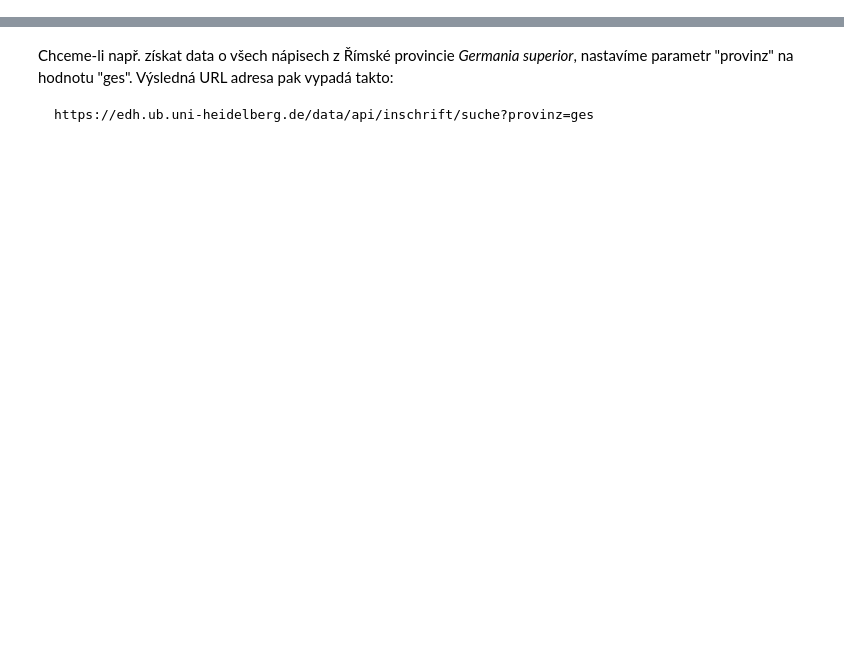
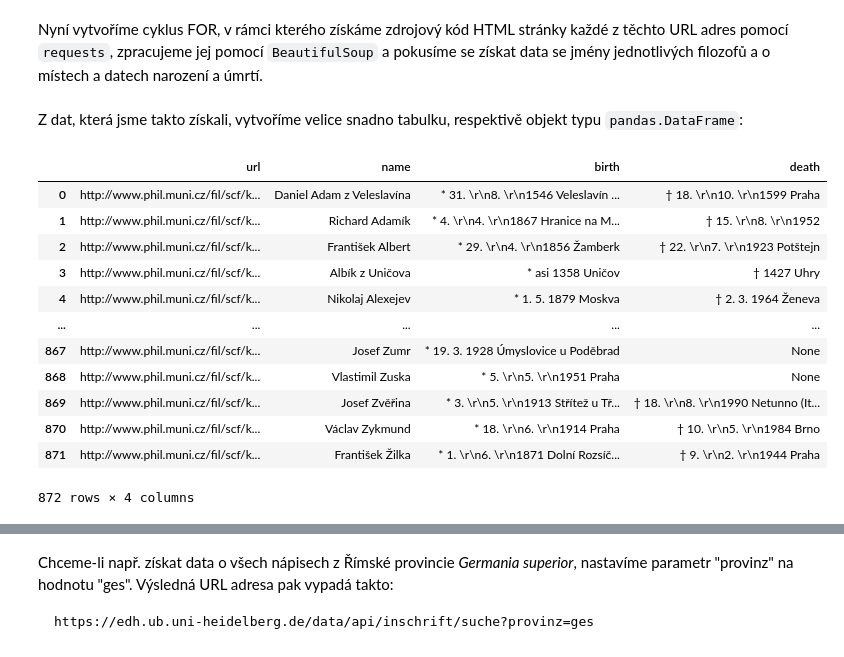
Before and after one commit to CCS-ZCU/pribehy-dat, a Jupyter notebook: scripts/4_ziskani-dat_api.ipynb, the cells around one changed output, grey strips where cells are left out. Drawn from its saved outputs; the diff is of its cells as text; code cells hidden in the pictures; blank space fills up the shorter version.

Commit message:
slovnik ceskych filozofu

```diff
--- a/scripts/4_ziskani-dat_api.ipynb
+++ b/scripts/4_ziskani-dat_api.ipynb
@@ -6,0 +124,4 @@ V této kapitole se podíváme na získání dat přes tzv. API, neboli "applica
+# %%
+url = "https://filozofie.phil.muni.cz/vyzkum/publikace/scf/abecedni-seznam"
+resp = requests.get(url)
+soup = BeautifulSoup(resp.text, "html.parser")
@@ -6,0 +130,7 @@ V této kapitole se podíváme na získání dat přes tzv. API, neboli "applica
+# %%
+filtered_hrefs = []
+
+for a_tag in soup.find_all('a'):
+    href = a_tag.get('href')    # Extract 'href' attribute value.
+    if href and href.startswith('http://www.phil.muni.cz/fil/scf/komplet/'):   # condition
+        filtered_hrefs.append(href)
@@ -6,0 +154,42 @@ V této kapitole se podíváme na získání dat přes tzv. API, neboli "applica
+# %% [markdown]
+Nyní vytvoříme cyklus FOR, v rámci kterého získáme zdrojový kód HTML stránky každé z těchto URL adres pomocí `requests`, zpracujeme jej pomocí `BeautifulSoup` a pokusíme se získat data se jmény jednotlivých filozofů a o místech a datech narození a úmrtí.
+# %%
+failed = []
+slovnik_data = []
+for url in filtered_hrefs[:]:
+    try:
+        resp = requests.get(url)
+        resp.encoding = 'windows-1250'
+        soup = BeautifulSoup(resp.text, "html.parser")
+        title = soup.title.string
+        birth = soup.body.find_all("p")[2].find_all("strong")[0].string
+        try:
+            death = soup.body.find_all("p")[2].find_all("strong")[1].string
+        except:
+            death = None
+        if "*" not in str(birth):
+            birth = None
+        if "†" not in str(death):
+            death = None
+        slovnik_data.append({"url" : url, "name" : title, "birth" : birth, "death" : death})
+    except:
+        failed.append(url)
+# %% [markdown]
+Z dat, která jsme takto získali, vytvoříme velice snadno tabulku, respektivě objekt typu `pandas.DataFrame`:
+# %%
+slovnik_df = pd.DataFrame(slovnik_data) # vytvoříme dataframe
+slovnik_df # dataframe si vypíšeme
+# %% [output]
+|  | url | name | birth | death |
+| 0 | http://www.phil.muni.cz/fil/scf/k... | Daniel Adam z Veleslavína | * 31. \r\n8. \r\n1546 Veleslavín ... | † 18. \r\n10. \r\n1599 Praha |
+| 1 | http://www.phil.muni.cz/fil/scf/k... | Richard Adamík | * 4. \r\n4. \r\n1867 Hranice na M... | † 15. \r\n8. \r\n1952 |
+| 2 | http://www.phil.muni.cz/fil/scf/k... | František Albert | * 29. \r\n4. \r\n1856 Žamberk | † 22. \r\n7. \r\n1923 Potštejn |
+| 3 | http://www.phil.muni.cz/fil/scf/k... | Albík z Uničova | * asi 1358 Uničov | † 1427 Uhry |
+| 4 | http://www.phil.muni.cz/fil/scf/k... | Nikolaj Alexejev | * 1. 5. 1879 Moskva | † 2. 3. 1964 Ženeva |
+| ... | ... | ... | ... | ... |
+| 867 | http://www.phil.muni.cz/fil/scf/k... | Josef Zumr | * 19. 3. 1928 Úmyslovice u Poděbrad | None |
+| 868 | http://www.phil.muni.cz/fil/scf/k... | Vlastimil Zuska | * 5. \r\n5. \r\n1951 Praha | None |
+| 869 | http://www.phil.muni.cz/fil/scf/k... | Josef Zvěřina | * 3. \r\n5. \r\n1913 Střítež u Tř... | † 18. \r\n8. \r\n1990 Netunno (It... |
+| 870 | http://www.phil.muni.cz/fil/scf/k... | Václav Zykmund | * 18. \r\n6. \r\n1914 Praha | † 10. \r\n5. \r\n1984 Brno |
+| 871 | http://www.phil.muni.cz/fil/scf/k... | František Žilka | * 1. \r\n6. \r\n1871 Dolní Rozsíč... | † 9. \r\n2. \r\n1944 Praha |
+872 rows × 4 columns
```
Also changed, not shown: parts of 38 cells of this notebook, 1 other file.
